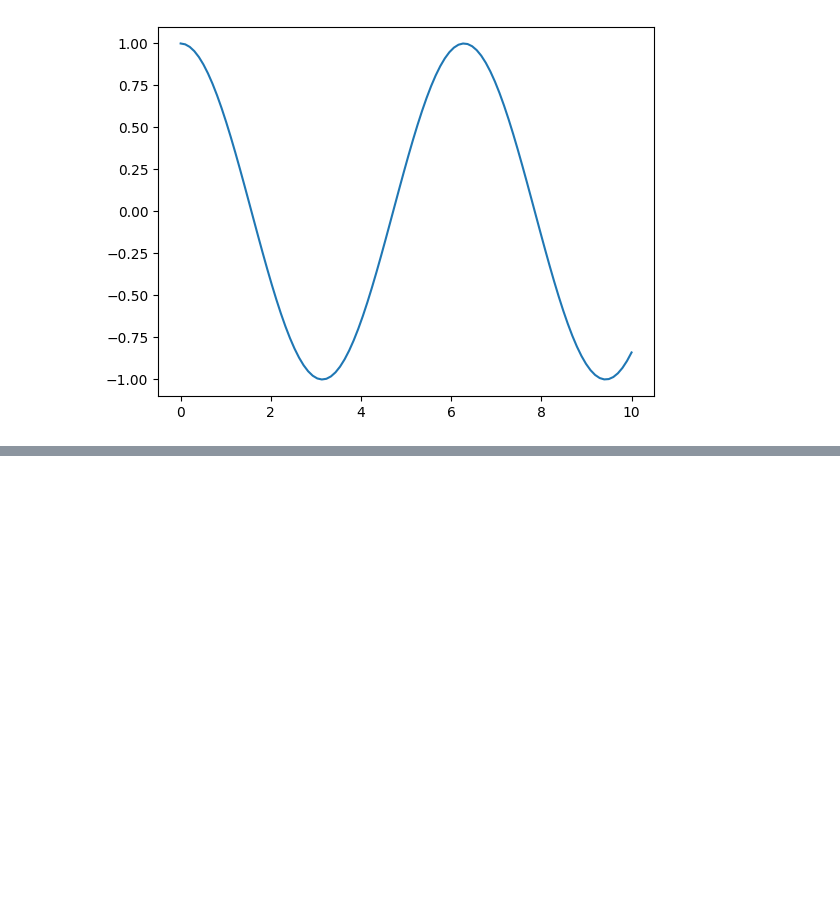
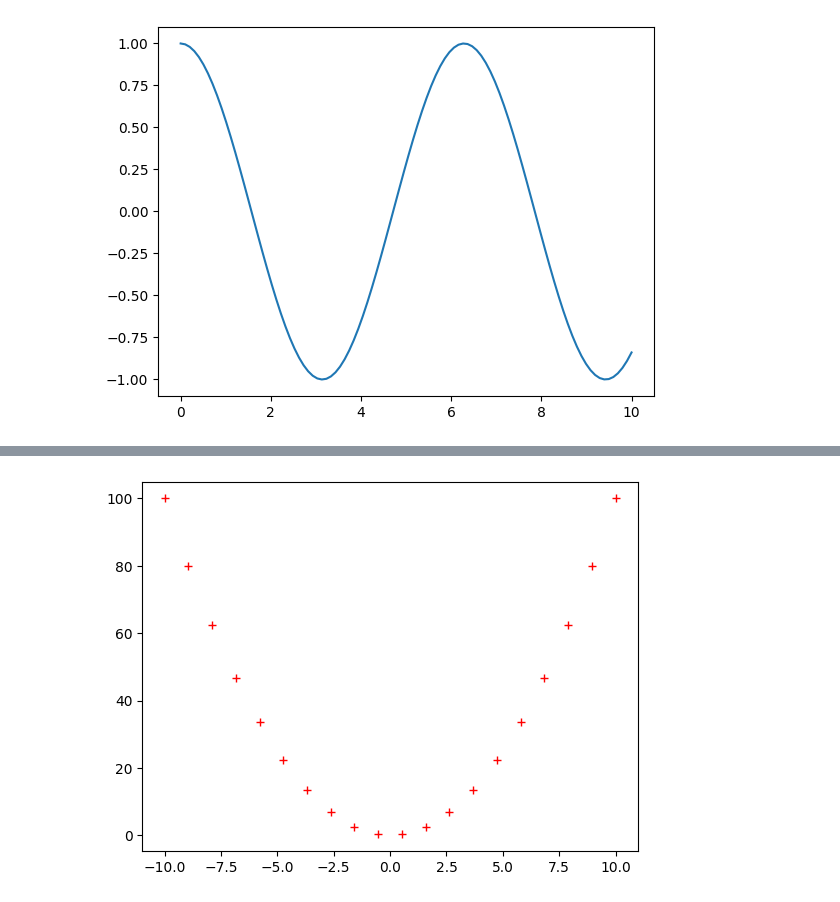
Before and after one commit to AshishKhadka1/Machine-Learning, a Jupyter notebook: 3_3_Matplotlib_Tutorial_in_python.ipynb, the cells around one changed output, grey strips where cells are left out. Saved outputs shown, nothing was run; the diff lists cells and outputs as text; code cells hidden in the pictures; blank space fills up the shorter version.

```diff
--- a/3_3_Matplotlib_Tutorial_in_python.ipynb
+++ b/3_3_Matplotlib_Tutorial_in_python.ipynb
@@ -96,0 +111,8 @@ plt.show()
+# %%
+plt.plot(x, y, 'r+')        # r+ : Red color with + symbols in it
+
+#plt.plot (x, y, 'g.')       g. : green color with dotted curve line in it
+
+plt.show()
+# %% [output]
+[figure, added]
```
Also changed, not shown: parts of 16 cells of this notebook.
